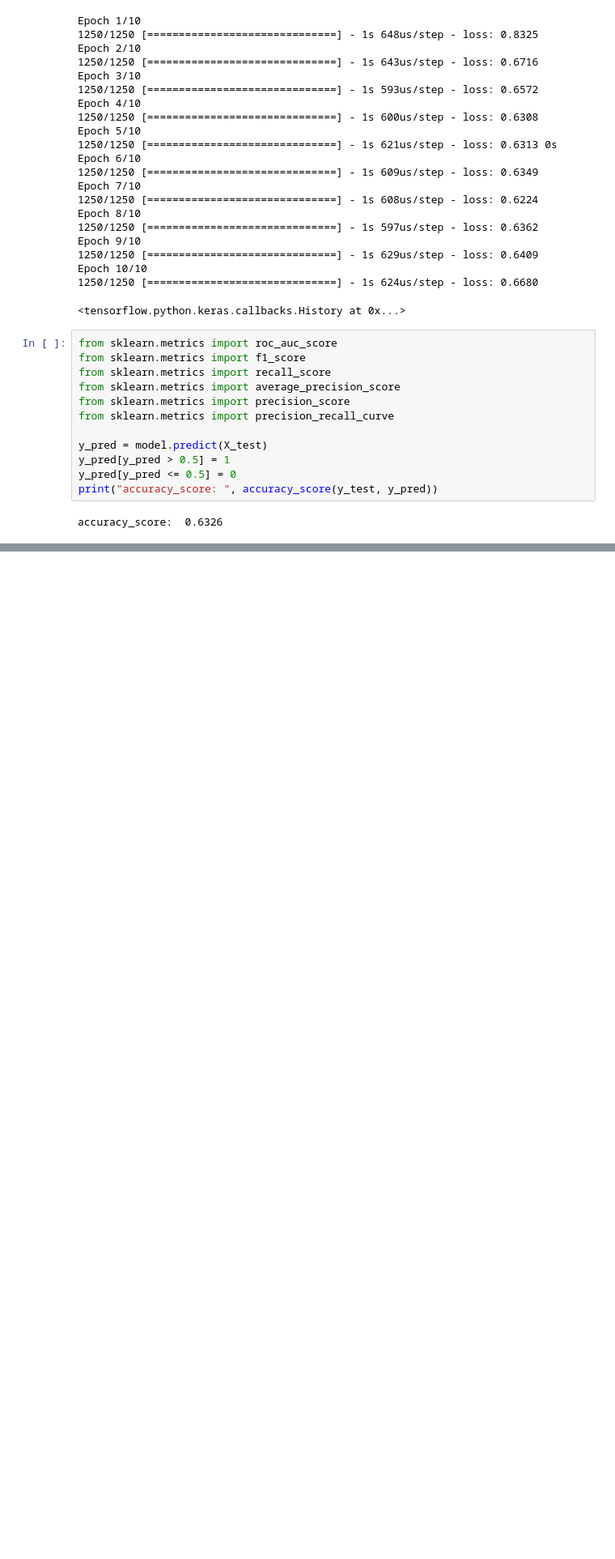
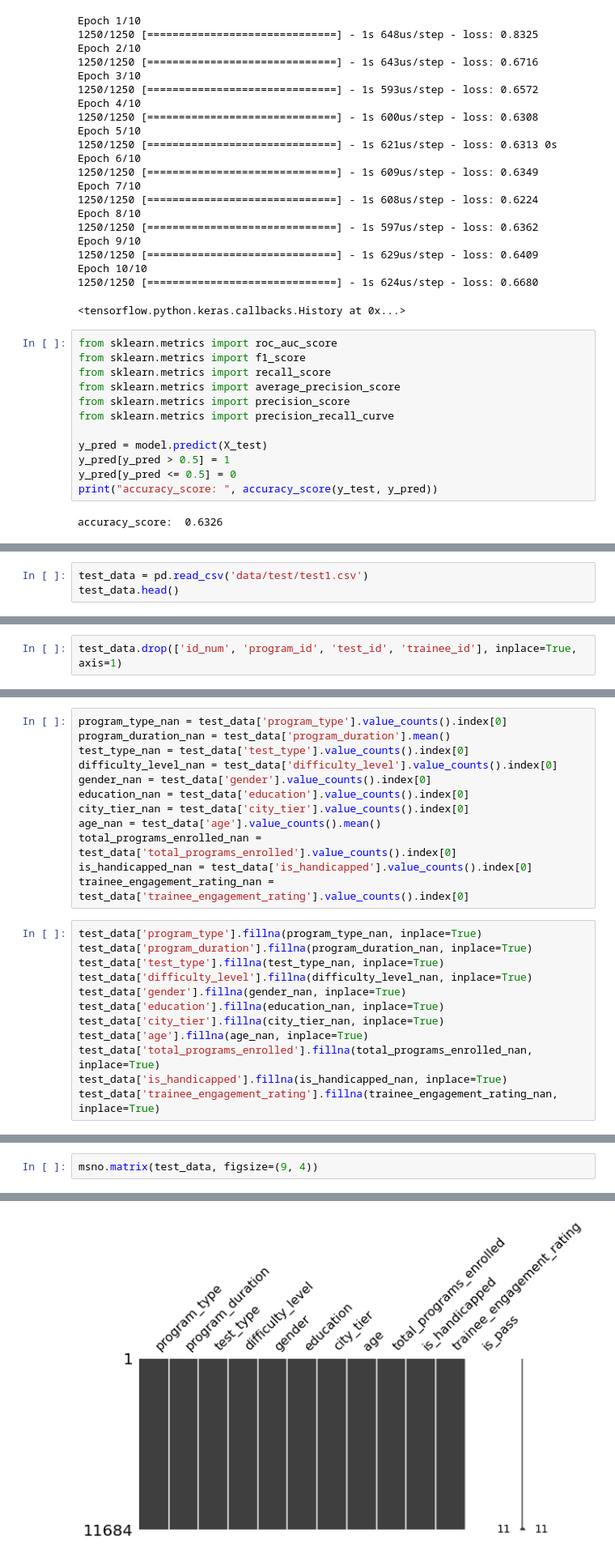
Before and after one commit to Giyn/QG2021DMGroupMidExam, a Jupyter notebook: Giyn.ipynb, the cells around one changed output, grey strips where cells are left out. Shown at 81% size. Drawn from its saved outputs; the diff is of its cells as text; blank space fills up the shorter version.

```diff
--- a/Giyn.ipynb
+++ b/Giyn.ipynb
@@ -398,0 +401,3 @@ accuracy_score:  0.6326
+# %%
+test_data = pd.read_csv('data/test/test1.csv')
+test_data.head()
@@ -398,0 +413,2 @@ accuracy_score:  0.6326
+# %%
+test_data.drop(['id_num', 'program_id', 'test_id', 'trainee_id'], inplace=True, axis=1)
@@ -398,0 +417,24 @@ accuracy_score:  0.6326
+# %%
+program_type_nan = test_data['program_type'].value_counts().index[0]
+program_duration_nan = test_data['program_duration'].mean()
+test_type_nan = test_data['test_type'].value_counts().index[0]
+difficulty_level_nan = test_data['difficulty_level'].value_counts().index[0]
+gender_nan = test_data['gender'].value_counts().index[0]
+education_nan = test_data['education'].value_counts().index[0]
+city_tier_nan = test_data['city_tier'].value_counts().index[0]
+age_nan = test_data['age'].value_counts().mean()
+total_programs_enrolled_nan = test_data['total_programs_enrolled'].value_counts().index[0]
+is_handicapped_nan = test_data['is_handicapped'].value_counts().index[0]
+trainee_engagement_rating_nan = test_data['trainee_engagement_rating'].value_counts().index[0]
+# %%
+test_data['program_type'].fillna(program_type_nan, inplace=True)
+test_data['program_duration'].fillna(program_duration_nan, inplace=True)
+test_data['test_type'].fillna(test_type_nan, inplace=True)
+test_data['difficulty_level'].fillna(difficulty_level_nan, inplace=True)
+test_data['gender'].fillna(gender_nan, inplace=True)
+test_data['education'].fillna(education_nan, inplace=True)
+test_data['city_tier'].fillna(city_tier_nan, inplace=True)
+test_data['age'].fillna(age_nan, inplace=True)
+test_data['total_programs_enrolled'].fillna(total_programs_enrolled_nan, inplace=True)
+test_data['is_handicapped'].fillna(is_handicapped_nan, inplace=True)
+test_data['trainee_engagement_rating'].fillna(trainee_engagement_rating_nan, inplace=True)
@@ -398,0 +443,3 @@ accuracy_score:  0.6326
+# %%
+msno.matrix(test_data, figsize=(9, 4))
+# %% [output]
@@ -398,0 +447 @@ accuracy_score:  0.6326
+[figure, added]
```
Also changed, not shown: parts of 18 cells of this notebook.
